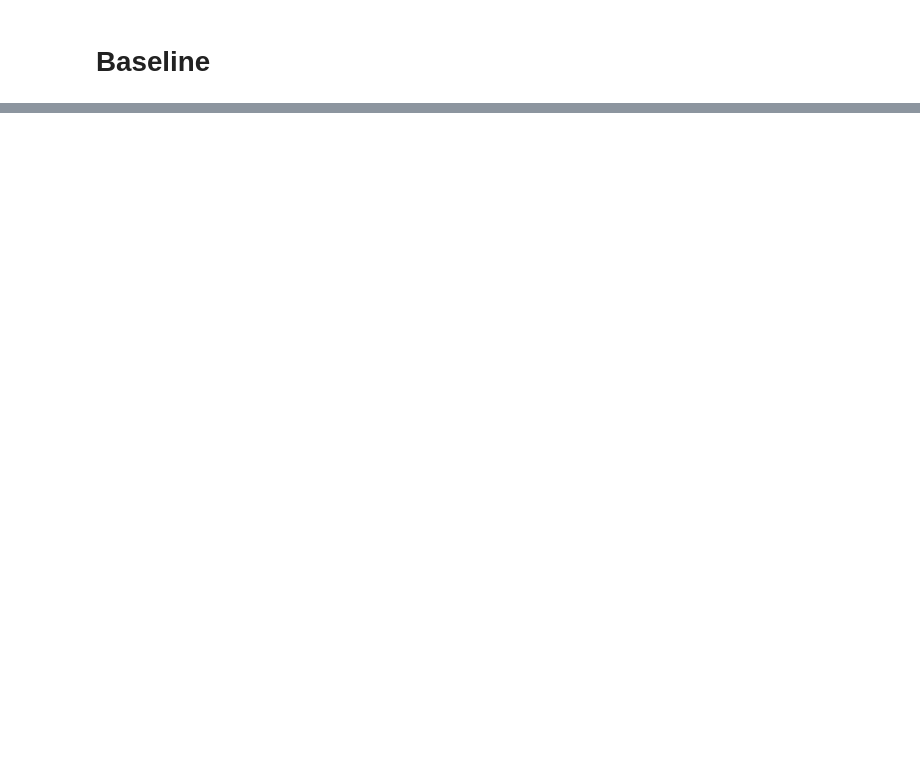
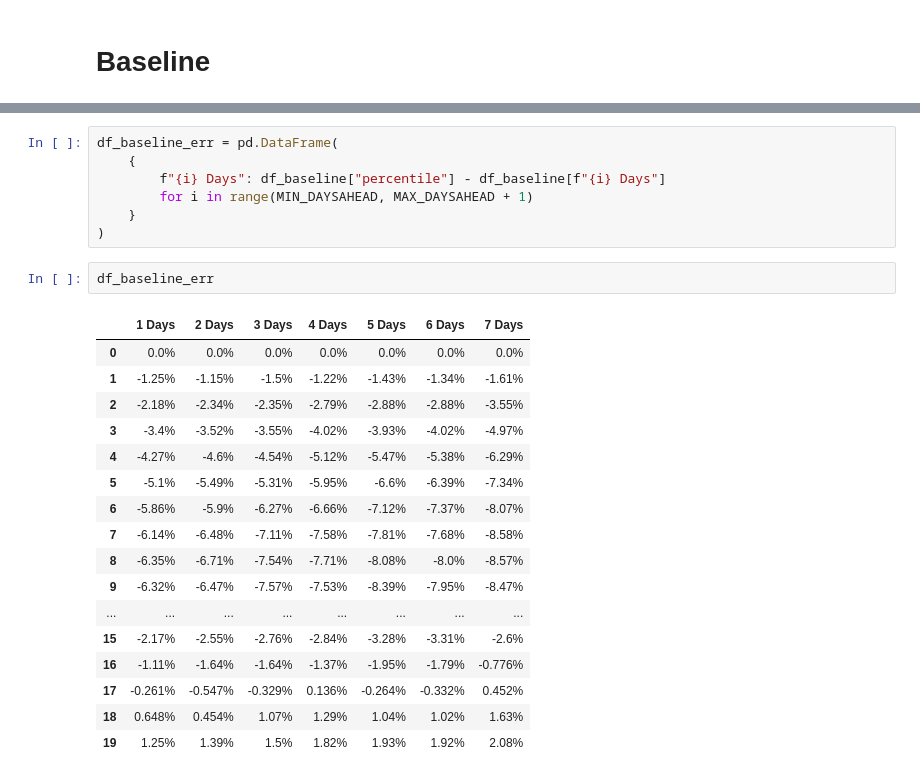
Before and after one commit to ddasilva/wsa_knn_uncertainty_v2, a Jupyter notebook: notebooks/Percentile Analysis.ipynb, the cells around one changed output, grey strips where cells are left out. Drawn from its saved outputs; the diff is of its cells as text; blank space fills up the shorter version.

```diff
--- a/notebooks/Percentile Analysis.ipynb
+++ b/notebooks/Percentile Analysis.ipynb
@@ -28,0 +62,27 @@ FileNotFoundError: [Errno 2] No such file or directory: '../data/processed/basel
+# %%
+df_baseline_err = pd.DataFrame(
+    {
+        f"{i} Days": df_baseline["percentile"] - df_baseline[f"{i} Days"]
+        for i in range(MIN_DAYSAHEAD, MAX_DAYSAHEAD + 1)
+    }
+)
+# %%
+df_baseline_err
+# %% [output]
+|  | 1 Days | 2 Days | 3 Days | 4 Days | 5 Days | 6 Days | 7 Days |
+| 0 | 0.0% | 0.0% | 0.0% | 0.0% | 0.0% | 0.0% | 0.0% |
+| 1 | -1.25% | -1.15% | -1.5% | -1.22% | -1.43% | -1.34% | -1.61% |
+| 2 | -2.18% | -2.34% | -2.35% | -2.79% | -2.88% | -2.88% | -3.55% |
+| 3 | -3.4% | -3.52% | -3.55% | -4.02% | -3.93% | -4.02% | -4.97% |
+| 4 | -4.27% | -4.6% | -4.54% | -5.12% | -5.47% | -5.38% | -6.29% |
+| 5 | -5.1% | -5.49% | -5.31% | -5.95% | -6.6% | -6.39% | -7.34% |
+| 6 | -5.86% | -5.9% | -6.27% | -6.66% | -7.12% | -7.37% | -8.07% |
+| 7 | -6.14% | -6.48% | -7.11% | -7.58% | -7.81% | -7.68% | -8.58% |
+| 8 | -6.35% | -6.71% | -7.54% | -7.71% | -8.08% | -8.0% | -8.57% |
+| 9 | -6.32% | -6.47% | -7.57% | -7.53% | -8.39% | -7.95% | -8.47% |
+| ... | ... | ... | ... | ... | ... | ... | ... |
+| 15 | -2.17% | -2.55% | -2.76% | -2.84% | -3.28% | -3.31% | -2.6% |
+| 16 | -1.11% | -1.64% | -1.64% | -1.37% | -1.95% | -1.79% | -0.776% |
+| 17 | -0.261% | -0.547% | -0.329% | 0.136% | -0.264% | -0.332% | 0.452% |
+| 18 | 0.648% | 0.454% | 1.07% | 1.29% | 1.04% | 1.02% | 1.63% |
+| 19 | 1.25% | 1.39% | 1.5% | 1.82% | 1.93% | 1.92% | 2.08% |
```
Also changed, not shown: parts of 8 cells of this notebook, 15 other files.
